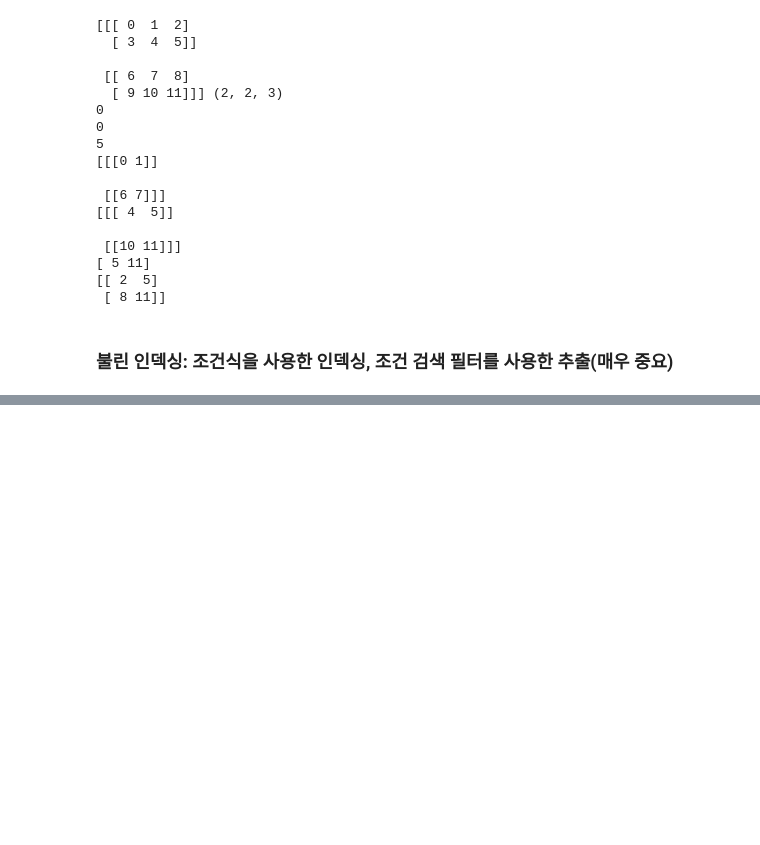
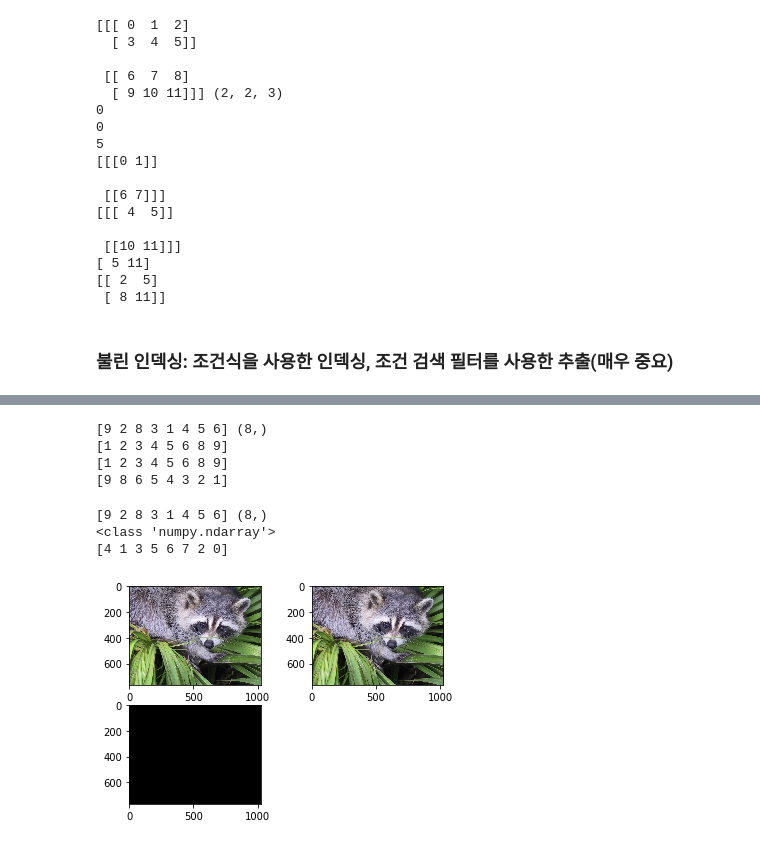
Before and after one commit to BosengJ/ai09, a Jupyter notebook: 파이썬데이터분석/numpy_basic.ipynb, the cells around one changed output, grey strips where cells are left out. Cells and saved outputs as stored; diff of their text form; code cells hidden in the pictures; blank space fills up the shorter version.

```diff
--- a/파이썬데이터분석/numpy_basic.ipynb
+++ b/파이썬데이터분석/numpy_basic.ipynb
@@ -348,0 +496,66 @@ print(a[ a < a.mean()])  # 배열 a에서 평균보다 작은 값만 추출
+# %%
+# sort() 함수
+a = np.array([9,2,8,3,1,4,5,6])
+print(a,a.shape)
+
+r = np.sort(a)  # 오름차순, 원본 변경 없음, sort된 결과를 반환
+print(r)
+
+a.sort()       # 오름차순, 원본 변경
+print(a)
+
+r = np.sort(a)[::-1] # 내림 차순: 오름 차순 정렬후 순서를 거꾸로 변경
+print(r)
+# %% [output]
+[9 2 8 3 1 4 5 6] (8,)
+[1 2 3 4 5 6 8 9]
+[1 2 3 4 5 6 8 9]
+[9 8 6 5 4 3 2 1]
+# %%
+# argsort() 함수  : sort된 후 해당 값의 인덱스(원본기준)를 반환
+a = np.array([9,2,8,3,1,4,5,6])
+print(a,a.shape)
+sort_index = np.argsort(a)
+print(type(sort_index))
+print(sort_index)
+# %% [output]
+[9 2 8 3 1 4 5 6] (8,)
+<class 'numpy.ndarray'>
+[4 1 3 5 6 7 2 0]
+# %%
+# raccoon(오리너구리 사진)
+# View : 원본 객체와 메모리를 공유하는 사본
+# Copy : 원본 객체와 다른 별도의 메모리를 사용하는 사본
+
+import scipy.misc
+import matplotlib.pyplot as plt   # 시각화 라이브러리
+
+face = scipy.misc.face()  # Read Only 용
+face2 = face.copy() # 별도의 메모리에 사본을 생성, RW
+
+f_view = face2.view() # 원본 객체와 메모리를 공유하는 사본
+f_copy = face2.copy() # 원본 객체와 다른 별도의 메모리를 사용하는 사본
+
+# print(type(face))  # ndarray
+# print(face.shape)  # (768, 1024, 3), (y,x,rgb)
+# print(face.nbytes/1024) # 2.3 Mega
+# print(face)
+
+#  RGB: Red    :  Green  :    Blue (8:8:8)
+#     11111111 : 00000000: 00000000 (2진수)
+
+# f_view.flat = 0
+f_copy.flat = 0
+
+plt.subplot(2,2,1) # 화면을 분할하여 출력 ,2*2 = 4 개의 그래프로, 1은 첫번째 위치
+plt.imshow(face2)  # 사진을 그래프로 출력
+
+plt.subplot(2,2,2)
+plt.imshow(f_view)  # 사진을 그래프로 출력
+
+plt.subplot(2,2,3)
+plt.imshow(f_copy)  # 사진을 그래프로 출력
+
+plt.show()        # 윈도 새 프레임창에 그래프 전체를 출력
+# %% [output]
+[figure, added]
```
Also changed, not shown: parts of 12 cells of this notebook.
